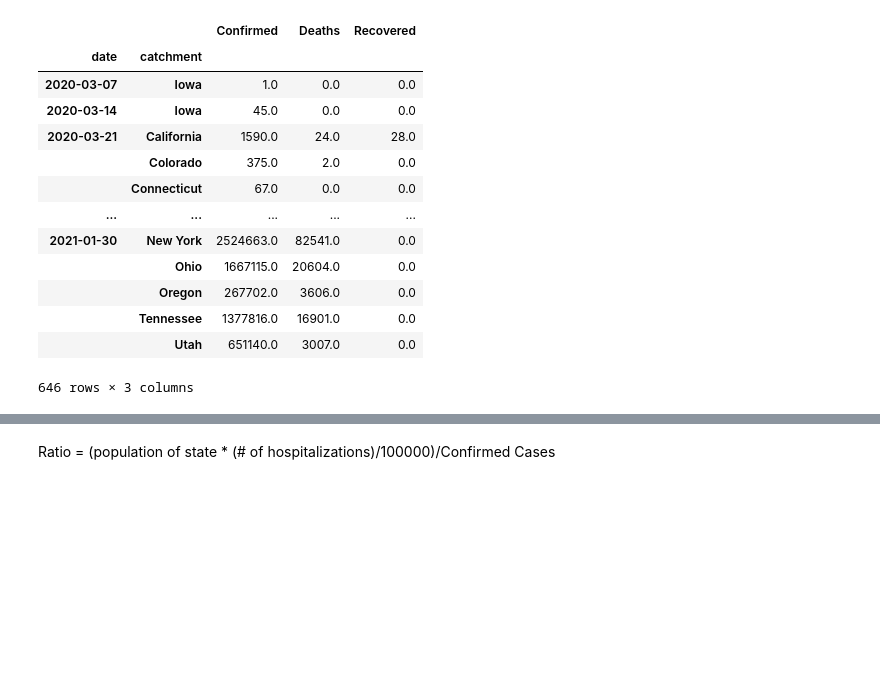
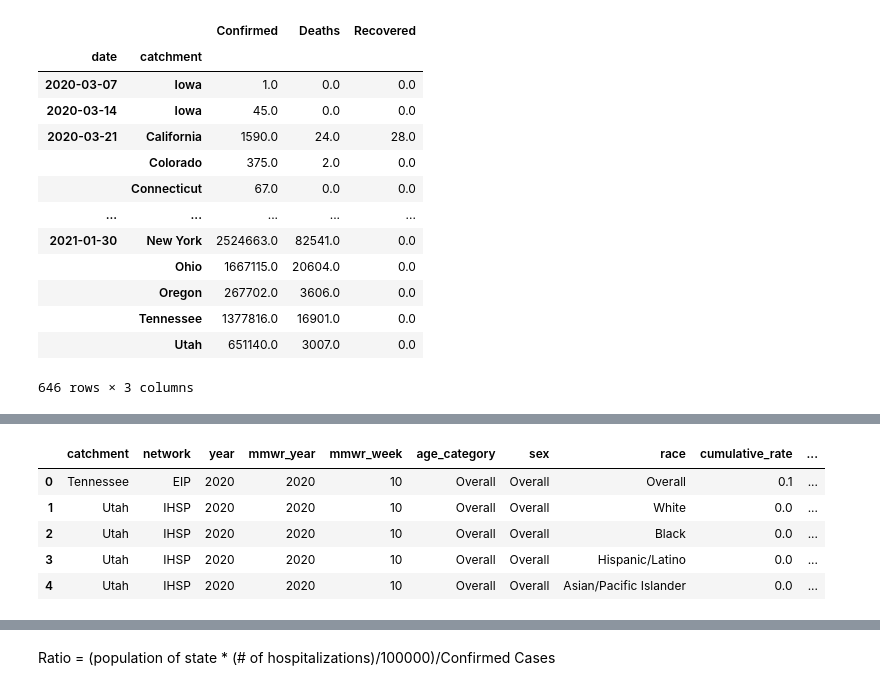
Before and after one commit to yixin0829/covid-data-gig, a Jupyter notebook: hams_2nd_round_of_data_cleaning.ipynb, the cells around one changed output, grey strips where cells are left out. Cells and saved outputs as stored; diff of their text form; code cells hidden in the pictures; blank space fills up the shorter version.

```diff
--- a/hams_2nd_round_of_data_cleaning.ipynb
+++ b/hams_2nd_round_of_data_cleaning.ipynb
@@ -290,0 +275,9 @@ dtype: int64
+# %%
+df_hospitalizations.head()
+# %% [output]
+|  | catchment | network | year | mmwr_year | mmwr_week | age_category | sex | race | cumulative_rate | ... |
+| 0 | Tennessee | EIP | 2020 | 2020 | 10 | Overall | Overall | Overall | 0.1 | ... |
+| 1 | Utah | IHSP | 2020 | 2020 | 10 | Overall | Overall | White | 0.0 | ... |
+| 2 | Utah | IHSP | 2020 | 2020 | 10 | Overall | Overall | Black | 0.0 | ... |
+| 3 | Utah | IHSP | 2020 | 2020 | 10 | Overall | Overall | Hispanic/Latino | 0.0 | ... |
+| 4 | Utah | IHSP | 2020 | 2020 | 10 | Overall | Overall | Asian/Pacific Islander | 0.0 | ... |
```
Also changed, not shown: parts of 9 cells of this notebook, 1 other file.
